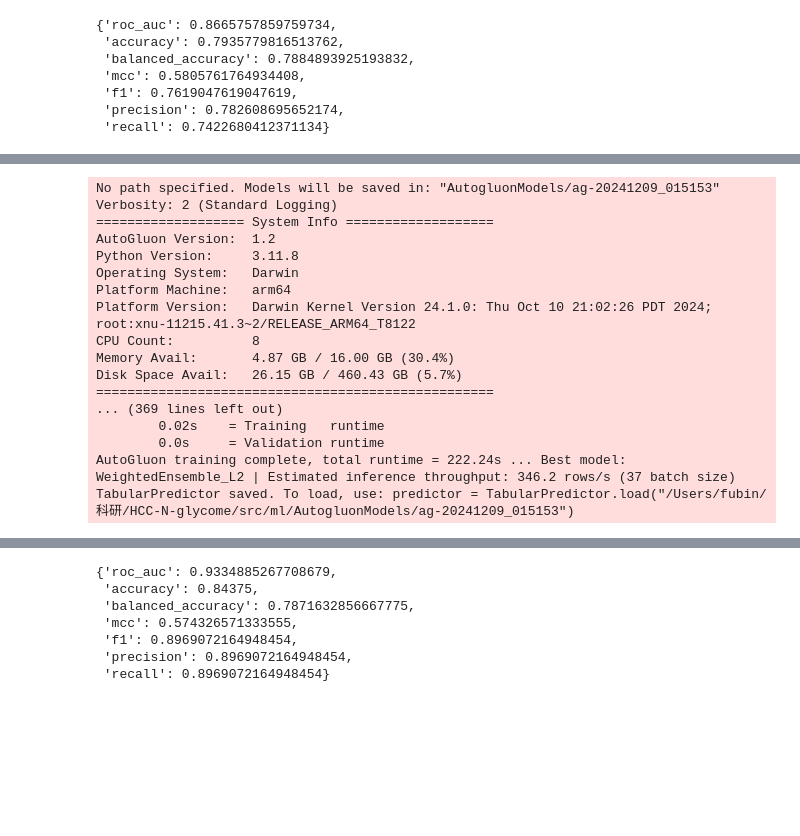
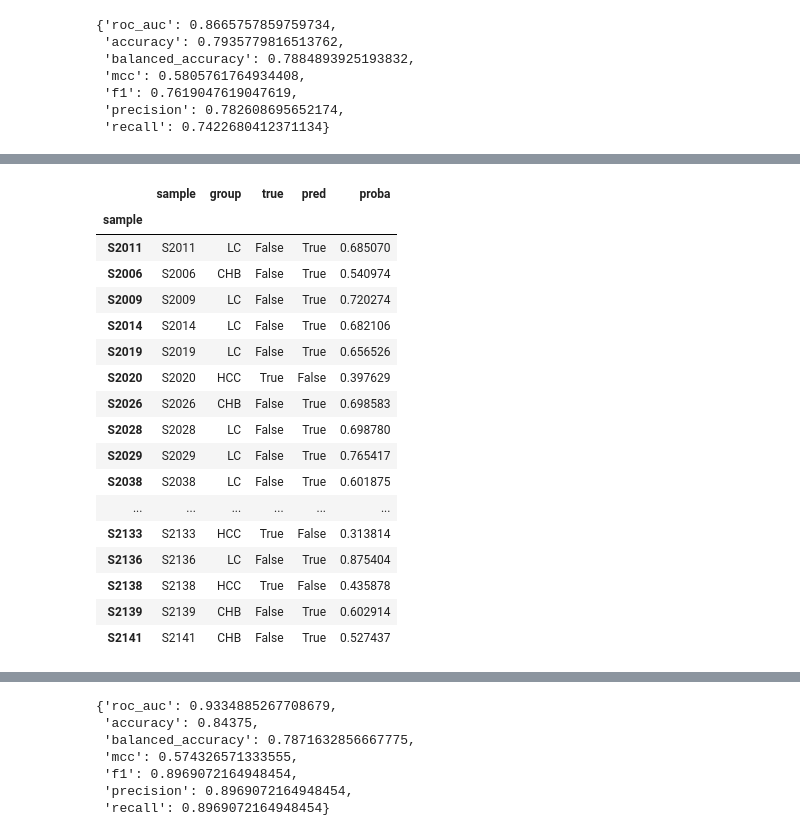
Before and after one commit to fubin1999/HCC-N-glycome, a Jupyter notebook: src/ml/automl.ipynb, the cells around one changed output, grey strips where cells are left out. Saved outputs shown, nothing was run; the diff lists cells and outputs as text; code cells hidden in the pictures; blank space fills up the shorter version.

```diff
--- a/src/ml/automl.ipynb
+++ b/src/ml/automl.ipynb
@@ -5,6 +5,7 @@ import numpy as np
 # %%
 train_df = pd.read_csv('../../results/data/ml/train_data.csv', index_col=0)
 test_df = pd.read_csv('../../results/data/ml/test_data.csv', index_col=0)
+test2_df = pd.read_csv('../../results/data/ml/test_data_SH.csv', index_col=0)
 # %%
 train_df.group.value_counts()
 # %% [output]
@@ -27,6 +18,10 @@ glycan_features = ['H3N4F1', 'H3N5F1', 'H4N3S1', 'H4N4', 'H4N4S1', 'H4N4F1', 'H4
 # %%
-# Use only glycans
-glycan_train_data = train_data[['group'] + glycan_features]
-glycan_test_data = test_data[['group'] + glycan_features]
+# HCC vs Control (HC + CHB + LC)
 
-glycan_predictor = TabularPredictor('group', eval_metric='roc_auc').fit(glycan_train_data, time_limit=300, presets='best_quality')
+train_data = TabularDataset(train_df)
+test_data = TabularDataset(test_df)
+test2_data = TabularDataset(test2_df)
+
+train_data[["group"]] = train_data[["group"]] == "HCC"
+test_data[["group"]] = test_data[["group"]] == "HCC"
+test2_data[["group"]] = test2_data[["group"]] == "HCC"
@@ -68,32 +50,43 @@ glycan_predictor.evaluate(glycan_test_data)
+# %%
+test2_pred = pd.DataFrame({
+    'sample': test2_df.index,
+    'group': test2_df.group,
+    'true': test2_data.group,
+    'pred': glycan_predictor.predict(test2_data),
+    'proba': glycan_predictor.predict_proba(test2_data).iloc[:,1]
+})
+test2_pred[test2_pred.true != test2_pred.pred]
+# %% [output]
+|  | sample | group | true | pred | proba |
+| sample |  |  |  |  |  |
+| S2011 | S2011 | LC | False | True | 0.685070 |
+| S2006 | S2006 | CHB | False | True | 0.540974 |
+| S2009 | S2009 | LC | False | True | 0.720274 |
+| S2014 | S2014 | LC | False | True | 0.682106 |
+| S2019 | S2019 | LC | False | True | 0.656526 |
+| S2020 | S2020 | HCC | True | False | 0.397629 |
+| S2026 | S2026 | CHB | False | True | 0.698583 |
+| S2028 | S2028 | LC | False | True | 0.698780 |
+| S2029 | S2029 | LC | False | True | 0.765417 |
+| S2038 | S2038 | LC | False | True | 0.601875 |
+| ... | ... | ... | ... | ... | ... |
+| S2133 | S2133 | HCC | True | False | 0.313814 |
+| S2136 | S2136 | LC | False | True | 0.875404 |
+| S2138 | S2138 | HCC | True | False | 0.435878 |
+| S2139 | S2139 | CHB | False | True | 0.602914 |
+| S2141 | S2141 | CHB | False | True | 0.527437 |
 # %%
 # Train three models to predict HCC vs HC, HCC vs CHB, HCC vs LC
 # using only glycans.
 
 HCC_HC_train_df = train_df[np.isin(train_df.group, ['HCC', 'HC'])]
 HCC_HC_test_df = test_df[np.isin(test_df.group, ['HCC', 'HC'])]
+HCC_HC_test2_df = test2_df[np.isin(test2_df.group, ['HCC', 'HC'])]
+
 HCC_HC_train_data = TabularDataset(HCC_HC_train_df)
 HCC_HC_test_data = TabularDataset(HCC_HC_test_df)
+HCC_HC_test2_data = TabularDataset(HCC_HC_test2_df)
+
 HCC_HC_train_data['group'] = HCC_HC_train_data['group'] == 'HCC'
 HCC_HC_test_data['group'] = HCC_HC_test_data['group'] == 'HCC'
-HCC_HC_train_data = HCC_HC_train_data[['group'] + glycan_features]
-HCC_HC_test_data = HCC_HC_test_data[['group'] + glycan_features]
-
-HCC_HC_predictor = TabularPredictor('group', eval_metric='roc_auc').fit(HCC_HC_train_data, time_limit=300, presets='best_quality')
+HCC_HC_test2_data['group'] = HCC_HC_test2_data['group'] == 'HCC'
-# %% [output]
-No path specified. Models will be saved in: "AutogluonModels/ag-20241209_015153"
-Verbosity: 2 (Standard Logging)
-=================== System Info ===================
-AutoGluon Version:  1.2
-Python Version:     3.11.8
-Operating System:   Darwin
-Platform Machine:   arm64
-Platform Version:   Darwin Kernel Version 24.1.0: Thu Oct 10 21:02:26 PDT 2024; root:xnu-11215.41.3~2/RELEASE_ARM64_T8122
-CPU Count:          8
-Memory Avail:       4.87 GB / 16.00 GB (30.4%)
-Disk Space Avail:   26.15 GB / 460.43 GB (5.7%)
-===================================================
-... (369 lines left out)
-        0.02s    = Training   runtime
-        0.0s     = Validation runtime
-AutoGluon training complete, total runtime = 222.24s ... Best model: WeightedEnsemble_L2 | Estimated inference throughput: 346.2 rows/s (37 batch size)
-TabularPredictor saved. To load, use: predictor = TabularPredictor.load("/Users/fubin/科研/HCC-N-glycome/src/ml/AutogluonModels/ag-20241209_015153")
```
Also changed, not shown: parts of 14 cells of this notebook.
